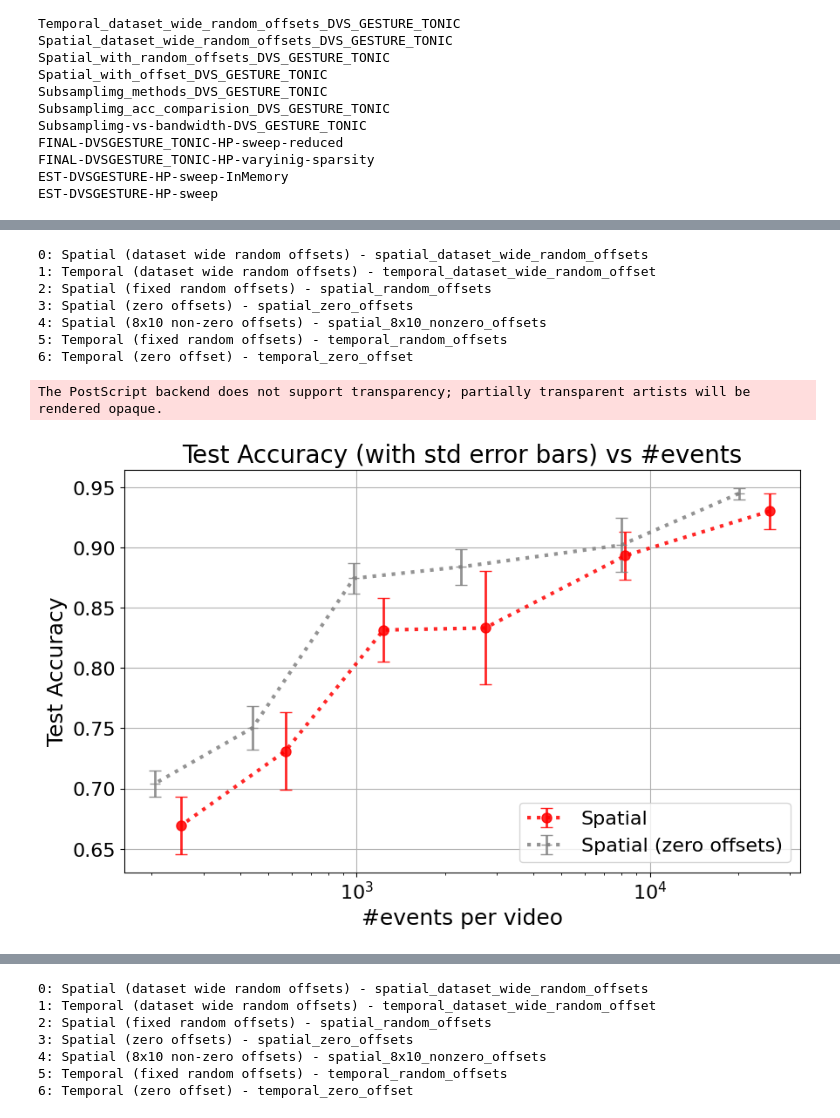
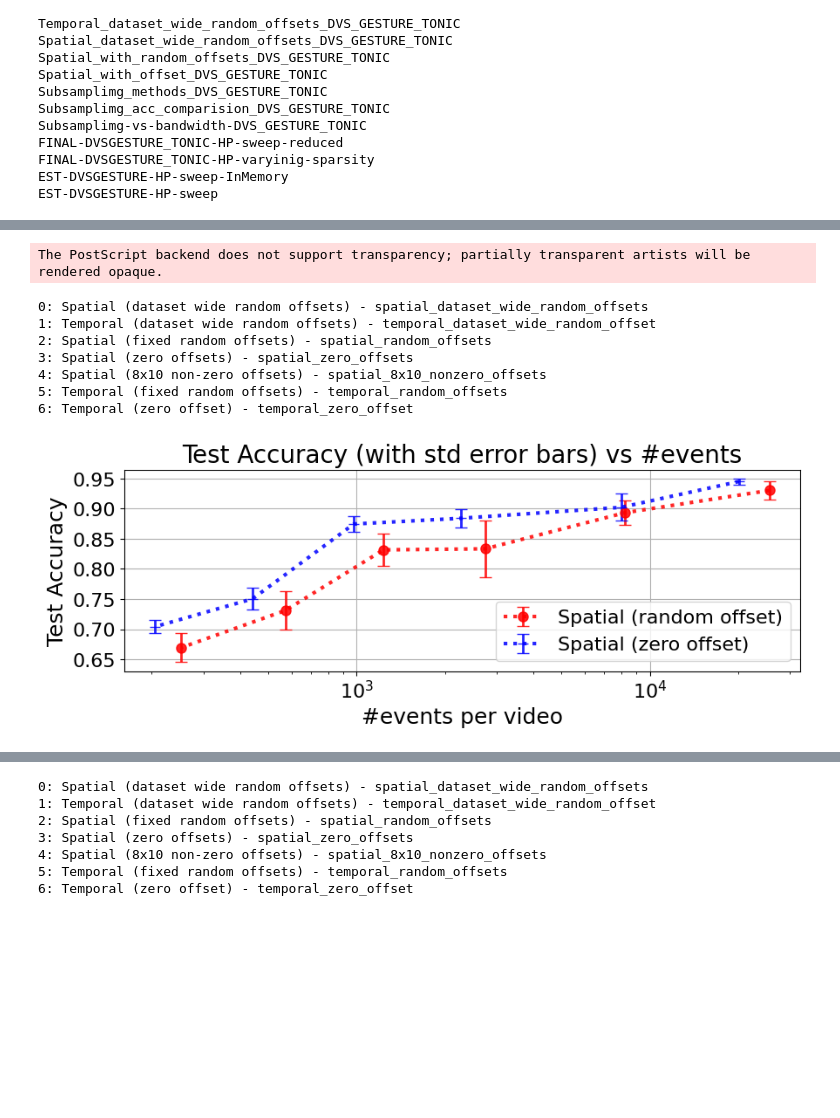
Before and after one commit to hesamaraghi/DGCNN_CV_format, a Jupyter notebook: subsampling_figures/fig_offset.ipynb, the cells around one changed output, grey strips where cells are left out. Saved outputs shown, nothing was run; the diff lists cells and outputs as text; code cells hidden in the pictures; blank space fills up the shorter version.

Commit message:
update subsampling_figures files

```diff
--- a/subsampling_figures/fig_offset.ipynb
+++ b/subsampling_figures/fig_offset.ipynb
@@ -170,21 +170,38 @@ Loaded temporal_zero_offset from DVSGESTURE_TONIC_offset_results.pt
 # %%
 ds_name = "DVSGESTURE_TONIC"
+
+c_dic = {
+                'spatial_zero_offsets': 'blue',
+                'spatial_dataset_wide_random_offsets': 'red',
+}
+
+l_labels = {
+                'spatial_zero_offsets': 'Spatial (zero offset)',
+                'spatial_dataset_wide_random_offsets': 'Spatial (random offset)',
+}
+
 for ii,r in enumerate(result_dict[ds_name]):
     print(f"{ii}: {r.label} - {r.get_name()}")
 if is_saving_allowed:
     save_to_path = os.path.join(subfolder_name,f'spatial_zero_vs_nonzero_{ds_name}.eps')
 else:
     save_to_path = None
-plot_all([result_dict[ds_name][i] for i in [0,3]],save_to=save_to_path)
+plot_all([result_dict[ds_name][i] for i in [0,3]],
+            save_to=save_to_path,
+            color_dict_=c_dic,
+            figsize=(10,3),
+            label_dict = l_labels,
+            x_axis = "num_events",
+)
 # %% [output]
-0: Spatial (dataset wide random offsets) - spatial_dataset_wide_random_offsets
-1: Temporal (dataset wide random offsets) - temporal_dataset_wide_random_offset
-2: Spatial (fixed random offsets) - spatial_random_offsets
-3: Spatial (zero offsets) - spatial_zero_offsets
-4: Spatial (8x10 non-zero offsets) - spatial_8x10_nonzero_offsets
-5: Temporal (fixed random offsets) - temporal_random_offsets
-6: Temporal (zero offset) - temporal_zero_offset
+The PostScript backend does not support transparency; partially transparent artists will be rendered opaque.
-The PostScript backend does not support transparency; partially transparent artists will be rendered opaque.
+0: Spatial (dataset wide random offsets) - spatial_dataset_wide_random_offsets
+1: Temporal (dataset wide random offsets) - temporal_dataset_wide_random_offset
+2: Spatial (fixed random offsets) - spatial_random_offsets
+3: Spatial (zero offsets) - spatial_zero_offsets
+4: Spatial (8x10 non-zero offsets) - spatial_8x10_nonzero_offsets
+5: Temporal (fixed random offsets) - temporal_random_offsets
+6: Temporal (zero offset) - temporal_zero_offset
-[figure, old version]
+[figure, new version]
 # %%
 ds_name = "DVSGESTURE_TONIC"
```
Also changed, not shown: parts of 7 cells of this notebook, 4 other files.
